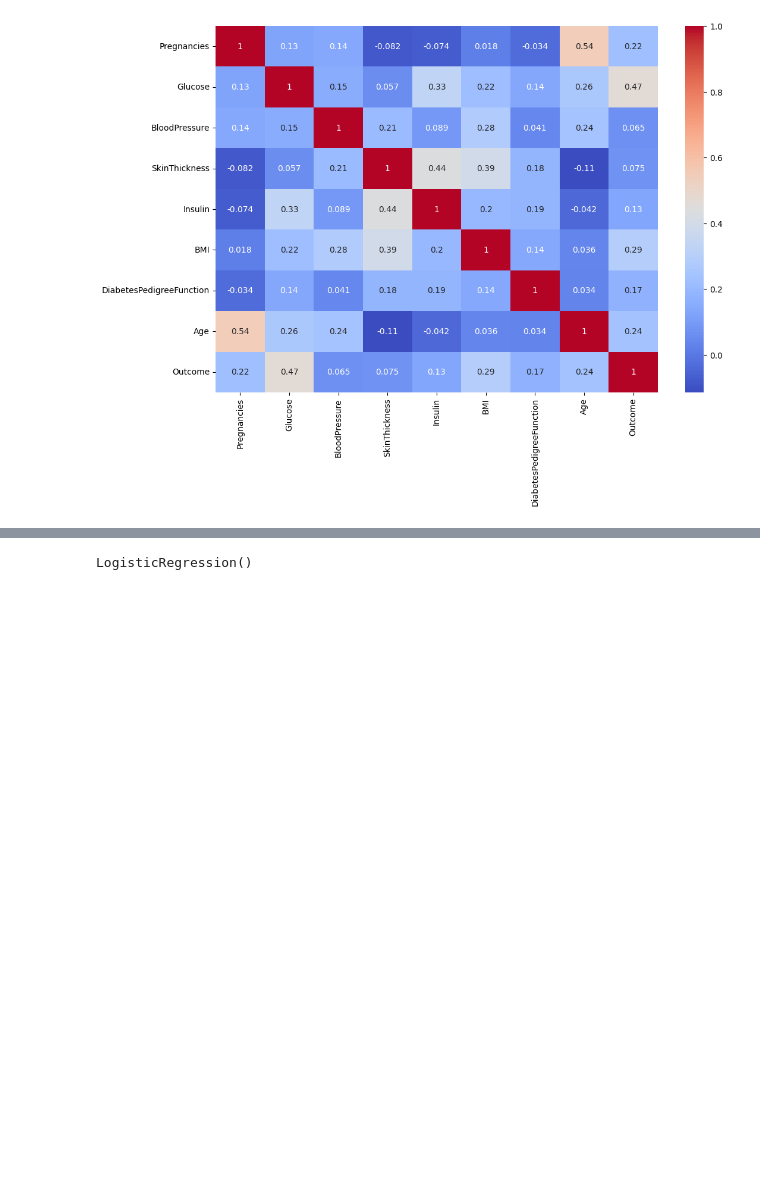
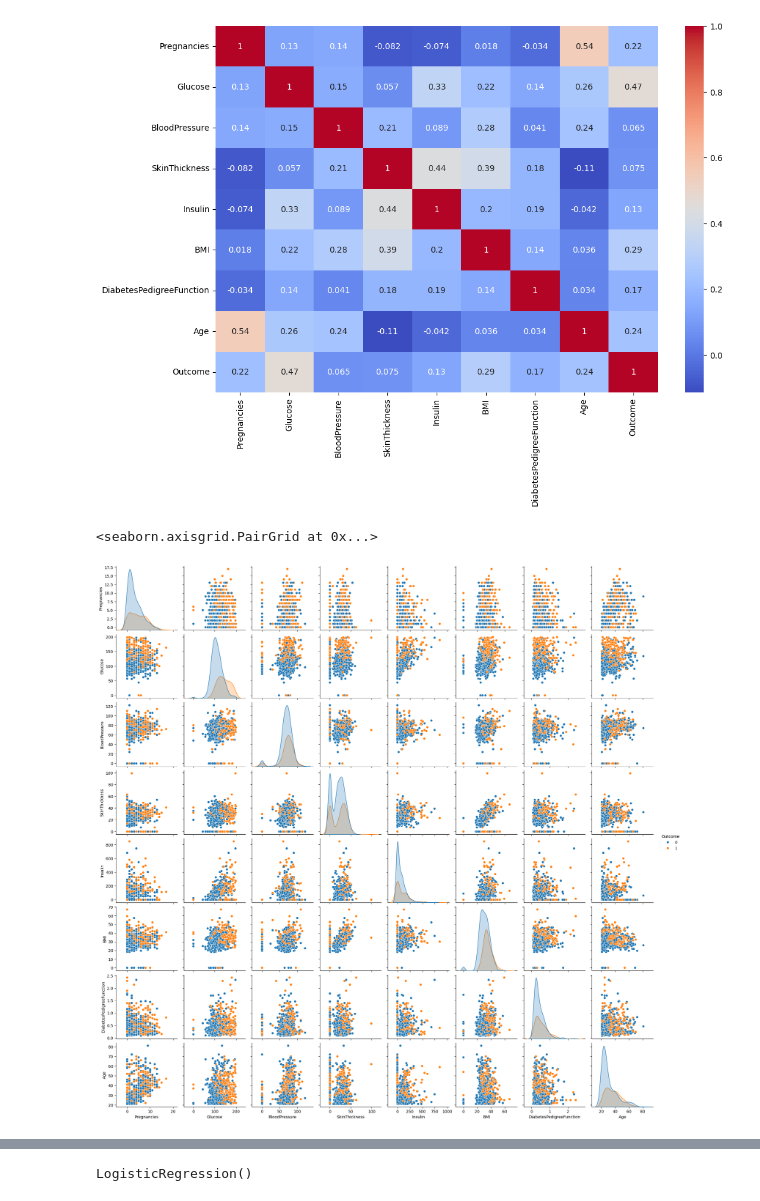
Before and after one commit to dipa-khadka/Datascince_Project, a Jupyter notebook: Diabetic Prediction/Diabetes_predtiction_based on_diagnostic_measures.ipynb, the cells around one changed output, grey strips where cells are left out. Cells and saved outputs as stored; diff of their text form; code cells hidden in the pictures; blank space fills up the shorter version.

```diff
--- a/Diabetic Prediction/Diabetes_predtiction_based on_diagnostic_measures.ipynb
+++ b/Diabetic Prediction/Diabetes_predtiction_based on_diagnostic_measures.ipynb
@@ -248,6 +258,11 @@ sns.heatmap(df.corr(),annot=True, cmap='coolwarm')
 # %% [output]
 <Axes: >
 [figure]
+# %%
+sns.pairplot(df, hue='Outcome')
+# %% [output]
+<seaborn.axisgrid.PairGrid at 0x...>
+[figure, added]
 # %%
 df.groupby('Outcome').mean()
 # %% [output]
```
Also changed, not shown: parts of 3 cells of this notebook, 4 other files.
